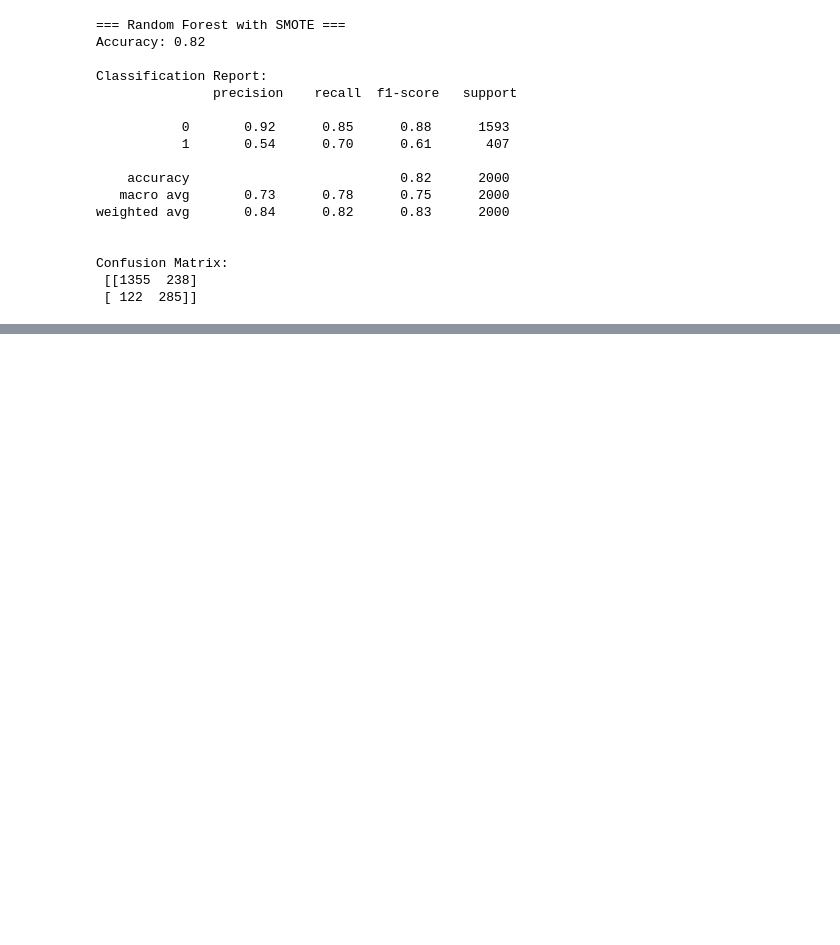
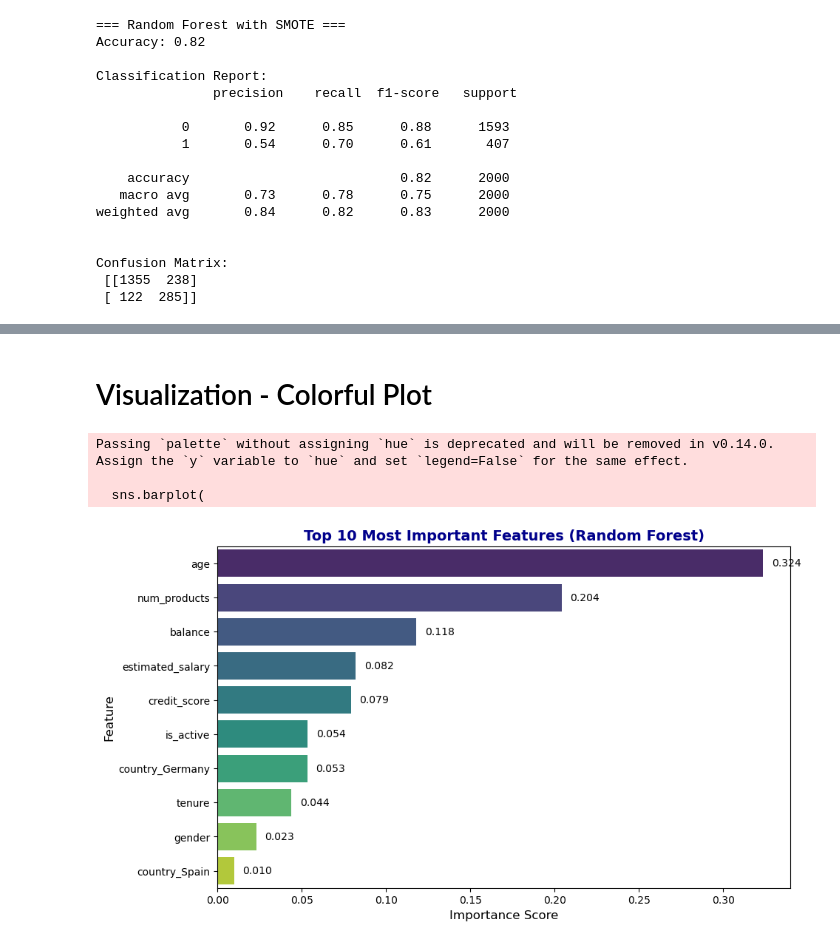
Before and after one commit to Levi-Mulama/Bank-Customer-Churn, a Jupyter notebook: Churn_Project.ipynb, the cells around one changed output, grey strips where cells are left out. Saved outputs shown, nothing was run; the diff lists cells and outputs as text; code cells hidden in the pictures; blank space fills up the shorter version.

```diff
--- a/Churn_Project.ipynb
+++ b/Churn_Project.ipynb
@@ -538,0 +674,20 @@ Confusion Matrix:
+# %%
+import pandas as pd
+import matplotlib.pyplot as plt
+import seaborn as sns
+
+# Get feature importances from Random Forest (Tuned)
+feature_importances = best_rf.feature_importances_
+
+# define DataFrame
+importance_df = pd.DataFrame({
+    "Feature": x_train.columns,
+    "Importance": feature_importances
+})
+
+# Sort features by importance
+importance_df = importance_df.sort_values(by="Importance", ascending=False)
+
+# Display top features
+print("Top Features Driving Churn:")
+print(importance_df.head(10).round(3))
@@ -538,0 +707,25 @@ Confusion Matrix:
+# %% [markdown]
+# Visualization - Colorful Plot
+# %%
+plt.figure(figsize=(10,6))
+sns.barplot(
+    data=importance_df.head(10),
+    x="Importance",
+    y="Feature",
+    palette="viridis"  # colorful palette
+)
+
+plt.title("Top 10 Most Important Features (Random Forest)", fontsize=14, fontweight="bold", color="darkblue")
+plt.xlabel("Importance Score", fontsize=12, color="black")
+plt.ylabel("Feature", fontsize=12, color="black")
+
+# Add values on bars
+for index, value in enumerate(importance_df.head(10)["Importance"]):
+    plt.text(value + 0.005, index, f"{value:.3f}", va="center", color="black", fontsize=10)
+
+plt.show()
+# %% [output]
+Passing `palette` without assigning `hue` is deprecated and will be removed in v0.14.0. Assign the `y` variable to `hue` and set `legend=False` for the same effect.
+
+  sns.barplot(
+[figure, added]
```
Also changed, not shown: parts of 8 cells of this notebook, 1 other file.
